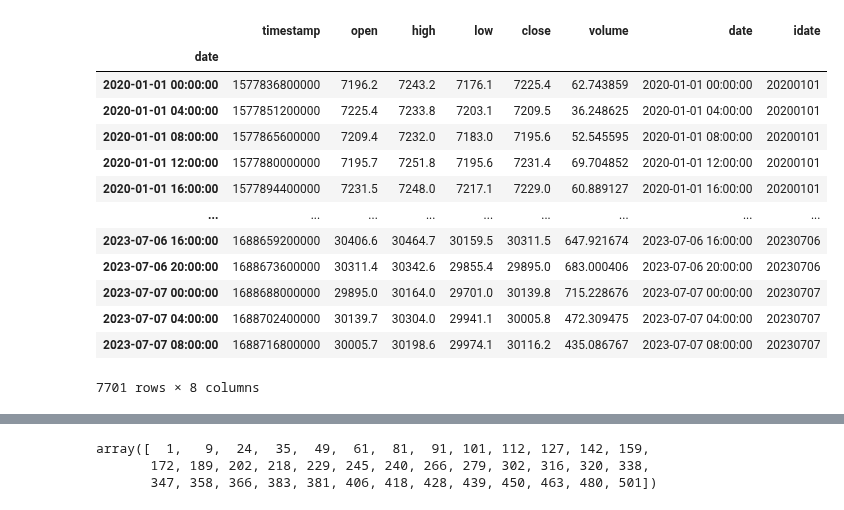
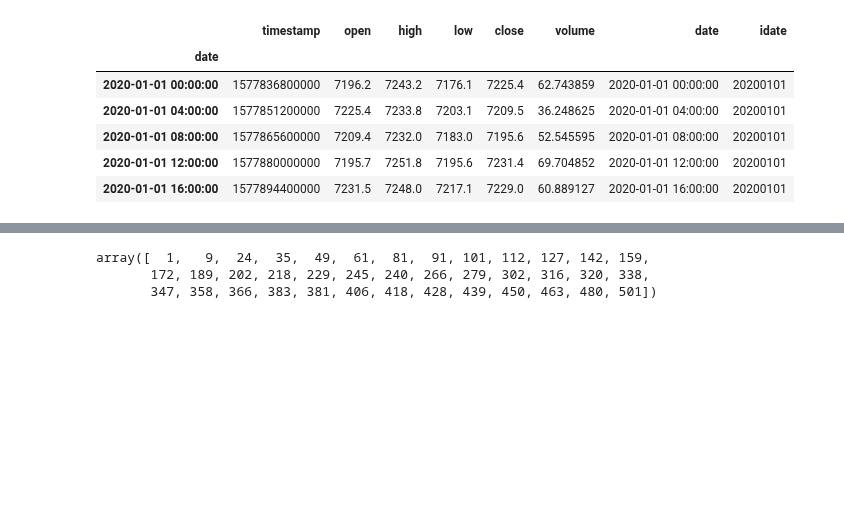
Before and after one commit to petarkabashki/pk-crypto-tools, a Jupyter notebook: research/swings/swings.ipynb, the cells around one changed output, grey strips where cells are left out. Saved outputs shown, nothing was run; the diff lists cells and outputs as text; code cells hidden in the pictures; blank space fills up the shorter version.

```diff
--- a/research/swings/swings.ipynb
+++ b/research/swings/swings.ipynb
@@ -41,34 +46,27 @@ The autoreload extension is already loaded. To reload it, use:
 # %%
 exchange = 'kucoin'
 pair = 'BTC_USDT'
 timeframe = '4h'
 
 odf = pd.read_json(f'../../freq-user-data/data/{exchange}/futures/{pair}-{timeframe}-futures.json').dropna()
 odf.columns = ['timestamp', 'open', 'high', 'low', 'close', 'volume']
 
 odf['date'] = pd.to_datetime(odf['timestamp'], unit='ms', utc=False)
 # df.index = df['time']
 # df.set_index('time', drop=True, inplace=True)
 odf['idate'] = odf.date.dt.strftime('%Y%m%d')
 odf.set_index(pd.DatetimeIndex(odf["date"]), inplace=True, drop=True)
 # df = df[['time', 'symbol', 'source', 'resolution', 'open', 'high', 'low', 'close', 'volume']]
 # df.to_csv (r'./data/binance/BTC_USDT-5m.csv', index = None)
 # df.set_index('time')
 odf = odf.sort_index()
 
-odf
+odf.head(5)
 # %% [output]
 |  | timestamp | open | high | low | close | volume | date | idate |
 | date |  |  |  |  |  |  |  |  |
 | 2020-01-01 00:00:00 | 1577836800000 | 7196.2 | 7243.2 | 7176.1 | 7225.4 | 62.743859 | 2020-01-01 00:00:00 | 20200101 |
 | 2020-01-01 04:00:00 | 1577851200000 | 7225.4 | 7233.8 | 7203.1 | 7209.5 | 36.248625 | 2020-01-01 04:00:00 | 20200101 |
 | 2020-01-01 08:00:00 | 1577865600000 | 7209.4 | 7232.0 | 7183.0 | 7195.6 | 52.545595 | 2020-01-01 08:00:00 | 20200101 |
 | 2020-01-01 12:00:00 | 1577880000000 | 7195.7 | 7251.8 | 7195.6 | 7231.4 | 69.704852 | 2020-01-01 12:00:00 | 20200101 |
 | 2020-01-01 16:00:00 | 1577894400000 | 7231.5 | 7248.0 | 7217.1 | 7229.0 | 60.889127 | 2020-01-01 16:00:00 | 20200101 |
-| ... | ... | ... | ... | ... | ... | ... | ... | ... |
-| 2023-07-06 16:00:00 | 1688659200000 | 30406.6 | 30464.7 | 30159.5 | 30311.5 | 647.921674 | 2023-07-06 16:00:00 | 20230706 |
-| 2023-07-06 20:00:00 | 1688673600000 | 30311.4 | 30342.6 | 29855.4 | 29895.0 | 683.000406 | 2023-07-06 20:00:00 | 20230706 |
-| 2023-07-07 00:00:00 | 1688688000000 | 29895.0 | 30164.0 | 29701.0 | 30139.8 | 715.228676 | 2023-07-07 00:00:00 | 20230707 |
-| 2023-07-07 04:00:00 | 1688702400000 | 30139.7 | 30304.0 | 29941.1 | 30005.8 | 472.309475 | 2023-07-07 04:00:00 | 20230707 |
-| 2023-07-07 08:00:00 | 1688716800000 | 30005.7 | 30198.6 | 29974.1 | 30116.2 | 435.086767 | 2023-07-07 08:00:00 | 20230707 |
-7701 rows × 8 columns
```
Also changed, not shown: parts of 8 cells of this notebook, 8 other files.
